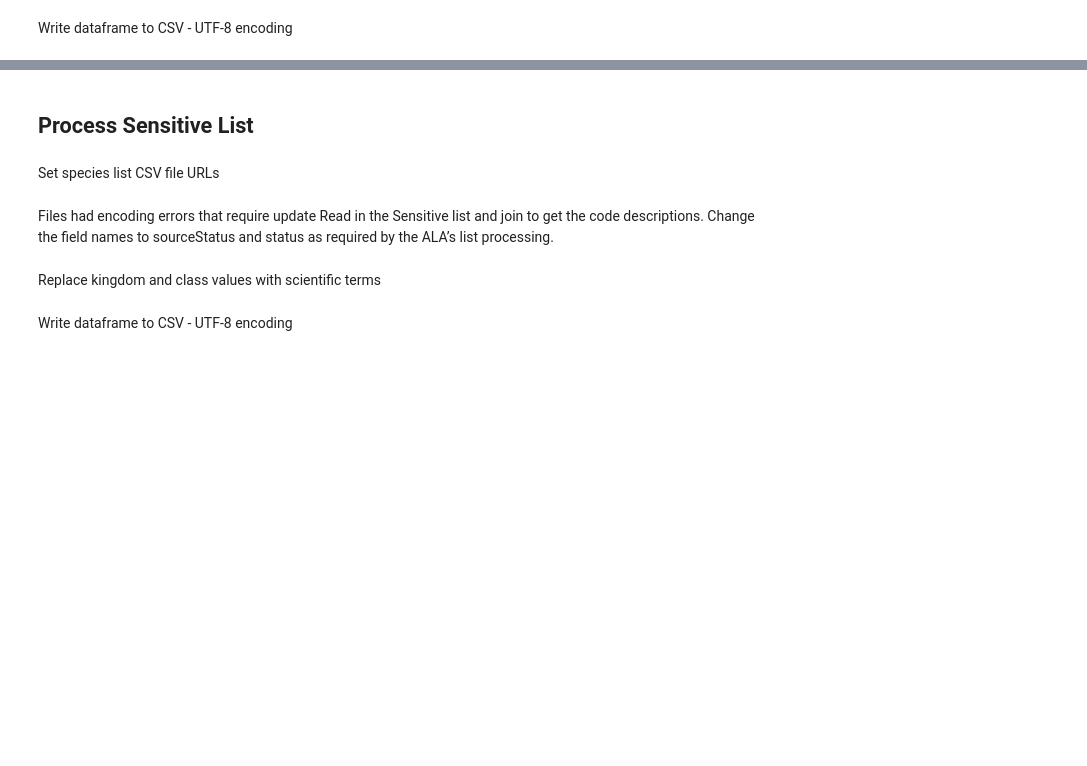
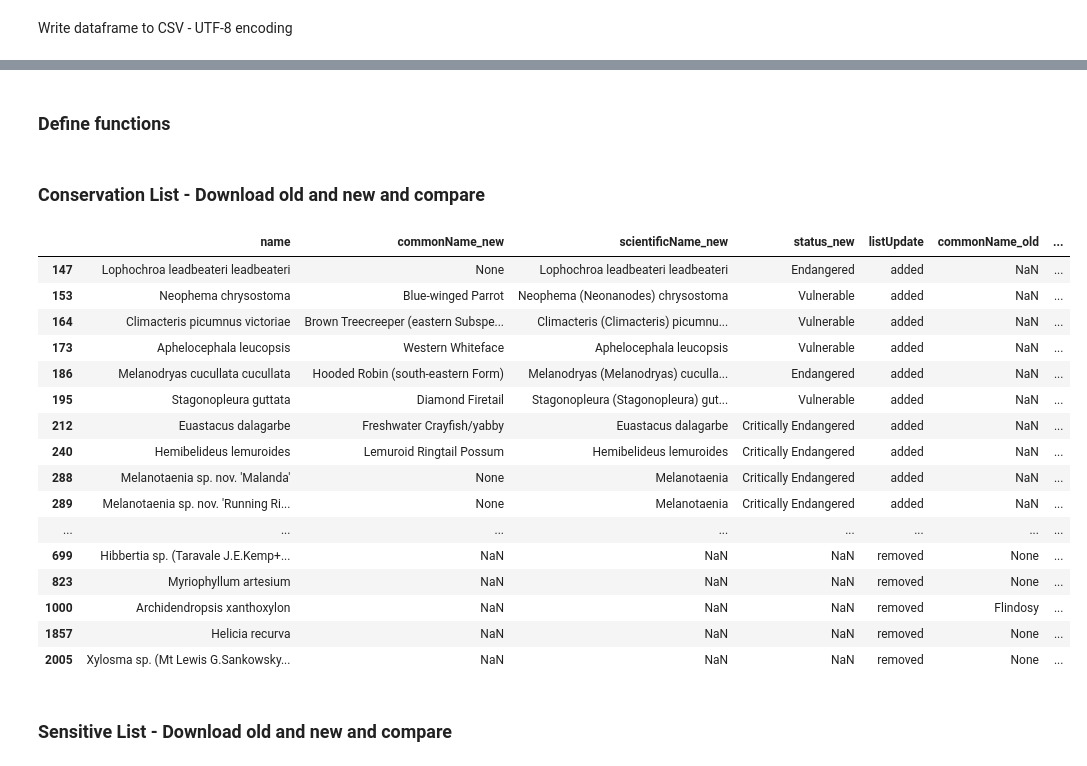
Before and after one commit to AtlasOfLivingAustralia/authoritative-lists, a Jupyter notebook: source-code/py-notebook/QLD-conservation-sensitive.ipynb, the cells around one changed output, grey strips where cells are left out. Saved outputs shown, nothing was run; the diff lists cells and outputs as text; code cells hidden in the pictures; blank space fills up the shorter version.

Commit message:
update Qld lists and add comparison with previous version

```diff
--- a/source-code/py-notebook/QLD-conservation-sensitive.ipynb
+++ b/source-code/py-notebook/QLD-conservation-sensitive.ipynb
@@ -40,0 +33,18 @@ speciescodes = pd.read_csv(io.StringIO(rtext))
+# %%
+import datetime
+
+import pandas as pd
+import requests
+import io
+from ftfy import fix_encoding
+import urllib.request, json
+import certifi
+import ssl
+
+projectDir = "/Users/new330/IdeaProjects/authoritative-lists/"
+sourceDataDir = projectDir + "source-data/QLD/"
+processedDataDir = projectDir + "current-lists/"
+
+codesurl =  "https://apps.des.qld.gov.au/data-sets/wildlife/wildnet/species-status-codes.csv"
+listurl = "https://apps.des.qld.gov.au/data-sets/wildlife/wildnet/species.csv"
+confidentiallisturl = "https://apps.des.qld.gov.au/data-sets/wildlife/wildnet/qld-confidential-species.csv"
@@ -141,0 +304,2 @@ print("Processing finished")
+# %% [markdown]
+### Define functions
@@ -142,4 +346,39 @@ print("Processing finished")
+# %% [markdown]
+### Conservation List - Download old and new and compare
+# %%
+%%script echo skipping # comment this line to run this code
+
+import datetime
+monthStr = datetime.datetime.now().strftime('%Y%m')
+
+# conservation
+filename = "QLD-conservation.csv"
+prodListUrl = "https://lists.ala.org.au/ws/speciesListItems/" + "dr652" + "?max=10000&includeKVP=true"
+testListUrl = "https://lists-test.ala.org.au/ws/speciesListItems/" + "dr652" + "?max=10000&includeKVP=true"
+changelist = get_changelist(testListUrl, prodListUrl)
+# save the lists locally
+changelist.to_csv(projectDir + "analysis/change-log/" + monthStr + "-" + filename, encoding="UTF-8", index=False)
+prodList = download_ala_list(prodListUrl) # save the prod list to the historical lists directory
+prodList = kvp_to_columns(prodList)
+prodList.to_csv(projectDir + "historical-lists/conservation/" + filename, encoding="UTF-8", index=False)
+changelist
+# %% [output]
+|  | name | commonName_new | scientificName_new | status_new | listUpdate | commonName_old | ... |
+| 147 | Lophochroa leadbeateri leadbeateri | None | Lophochroa leadbeateri leadbeateri | Endangered | added | NaN | ... |
+| 153 | Neophema chrysostoma | Blue-winged Parrot | Neophema (Neonanodes) chrysostoma | Vulnerable | added | NaN | ... |
+| 164 | Climacteris picumnus victoriae | Brown Treecreeper (eastern Subspe... | Climacteris (Climacteris) picumnu... | Vulnerable | added | NaN | ... |
+| 173 | Aphelocephala leucopsis | Western Whiteface | Aphelocephala leucopsis | Vulnerable | added | NaN | ... |
+| 186 | Melanodryas cucullata cucullata | Hooded Robin (south-eastern Form) | Melanodryas (Melanodryas) cuculla... | Endangered | added | NaN | ... |
+| 195 | Stagonopleura guttata | Diamond Firetail | Stagonopleura (Stagonopleura) gut... | Vulnerable | added | NaN | ... |
+| 212 | Euastacus dalagarbe | Freshwater Crayfish/yabby | Euastacus dalagarbe | Critically Endangered | added | NaN | ... |
+| 240 | Hemibelideus lemuroides | Lemuroid Ringtail Possum | Hemibelideus lemuroides | Critically Endangered | added | NaN | ... |
+| 288 | Melanotaenia sp. nov. 'Malanda' | None | Melanotaenia | Critically Endangered | added | NaN | ... |
+| 289 | Melanotaenia sp. nov. 'Running Ri... | None | Melanotaenia | Critically Endangered | added | NaN | ... |
+| ... | ... | ... | ... | ... | ... | ... | ... |
+| 699 | Hibbertia sp. (Taravale J.E.Kemp+... | NaN | NaN | NaN | removed | None | ... |
+| 823 | Myriophyllum artesium | NaN | NaN | NaN | removed | None | ... |
+| 1000 | Archidendropsis xanthoxylon | NaN | NaN | NaN | removed | Flindosy | ... |
+| 1857 | Helicia recurva | NaN | NaN | NaN | removed | None | ... |
+| 2005 | Xylosma sp. (Mt Lewis G.Sankowsky... | NaN | NaN | NaN | removed | None | ... |
 # %% [markdown]
-## Process Sensitive List
+### Sensitive List - Download old and new and compare
-# %% [markdown]
-Set species list CSV file URLs
@@ -149,4 +384,0 @@ listurl = "https://apps.des.qld.gov.au/data-sets/wildlife/wildnet/qld-confidenti
-# %% [markdown]
-Files had encoding errors that require update
-Read in the Sensitive list and join to get the code descriptions.
-Change the field names to sourceStatus and status as required by the ALA’s list processing.
@@ -186,2 +384,0 @@ confidentiallist
-# %% [markdown]
-Replace kingdom and class values with scientific terms
@@ -206,2 +384,0 @@ confidentiallist.groupby(["kingdom","class"]).size()
-# %% [markdown]
-Write dataframe to CSV - UTF-8 encoding
```
Also changed, not shown: parts of 42 cells of this notebook, 7 other files.
